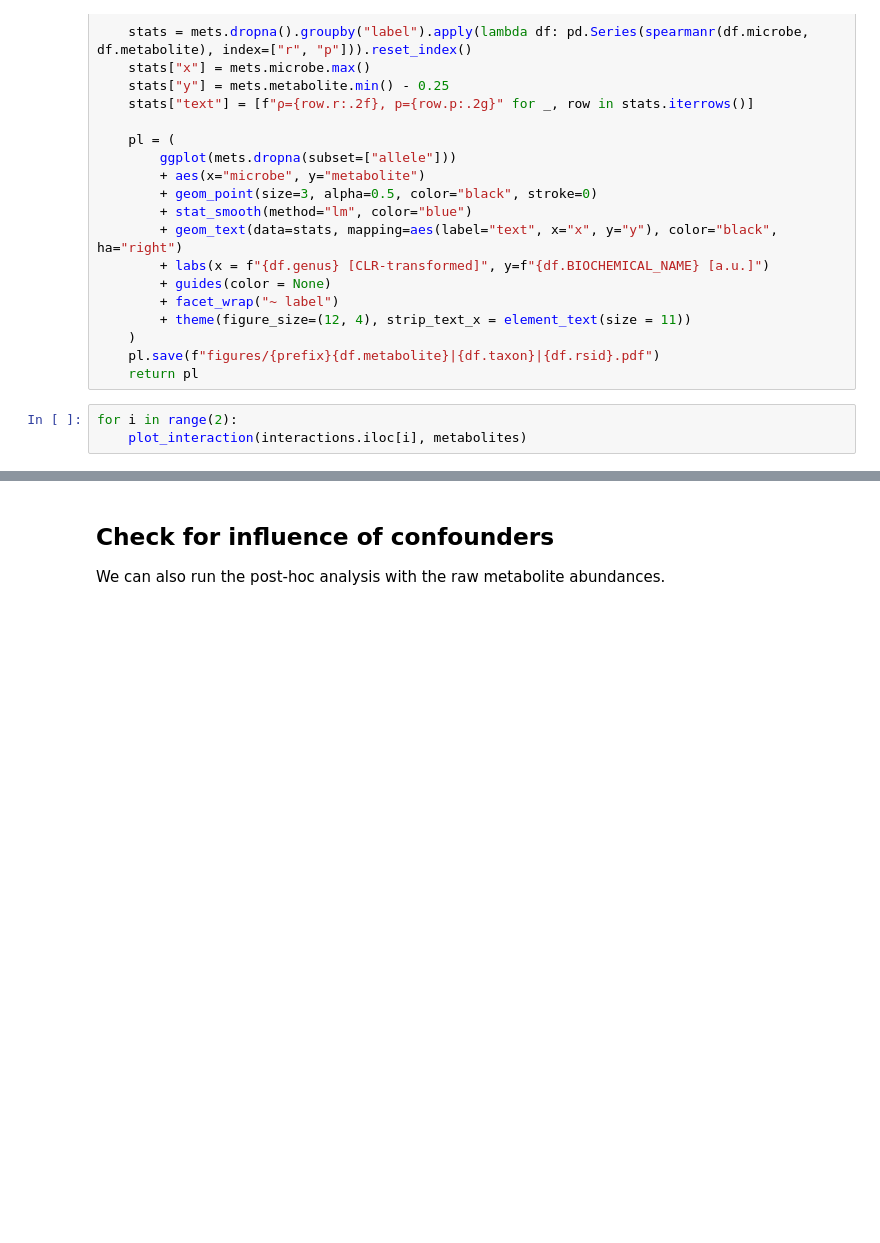
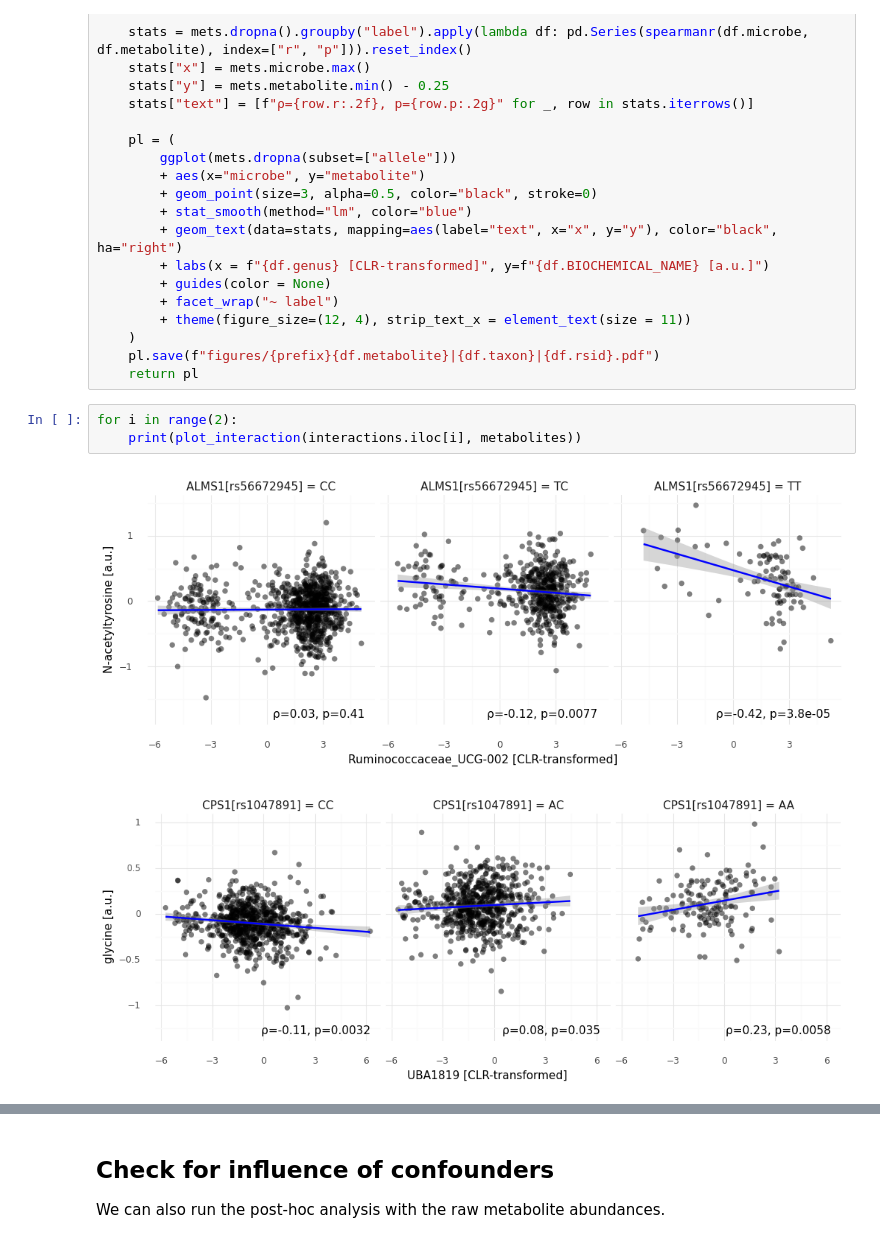
Before and after one commit to Gibbons-Lab/2021_gene_environment_interactions, a Jupyter notebook: gxe/inspect_genome_microbiome_interactions.ipynb, the cells around one changed output, grey strips where cells are left out. Drawn from its saved outputs; the diff is of its cells as text; blank space fills up the shorter version.

```diff
--- a/gxe/inspect_genome_microbiome_interactions.ipynb
+++ b/gxe/inspect_genome_microbiome_interactions.ipynb
@@ -89,7 +89,10 @@ def plot_interaction(df, metabolites, prefix=""):
     return pl
 # %%
 for i in range(2):
-    plot_interaction(interactions.iloc[i], metabolites)
+    print(plot_interaction(interactions.iloc[i], metabolites))
+# %% [output]
+[figure, added]
+[figure, added]
 # %%
 plot_interaction(interactions[(interactions.genus == "Eggerthella") & (interactions.BIOCHEMICAL_NAME == "deoxycholic acid glucuronide")].iloc[0], metabolites)
 # %% [output]
```
Also changed, not shown: parts of 7 cells of this notebook, 51 other files.
